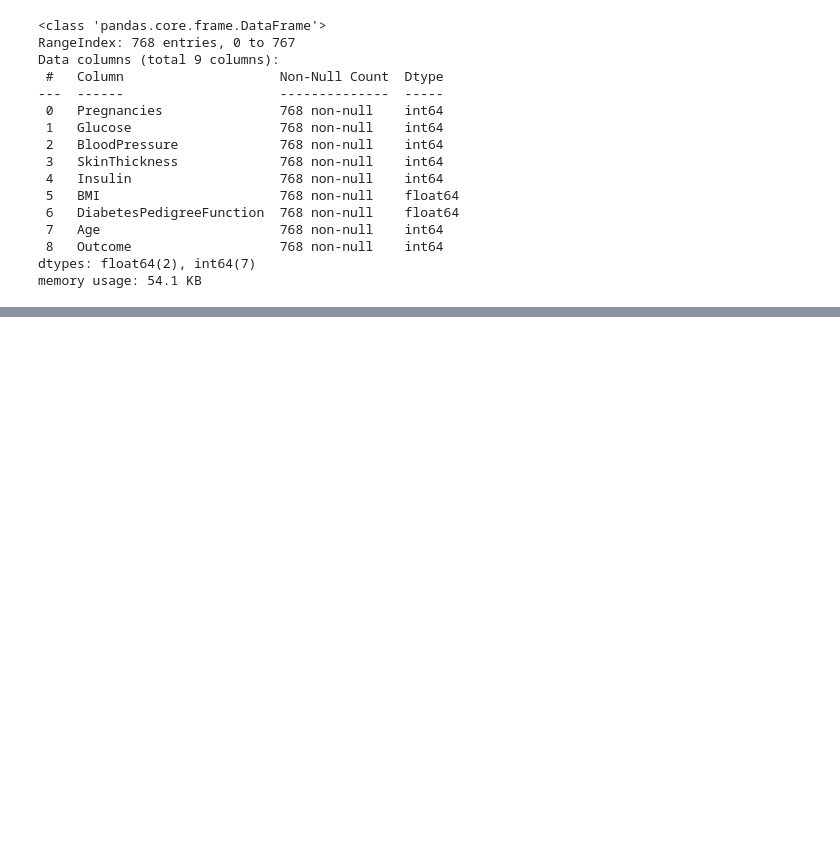
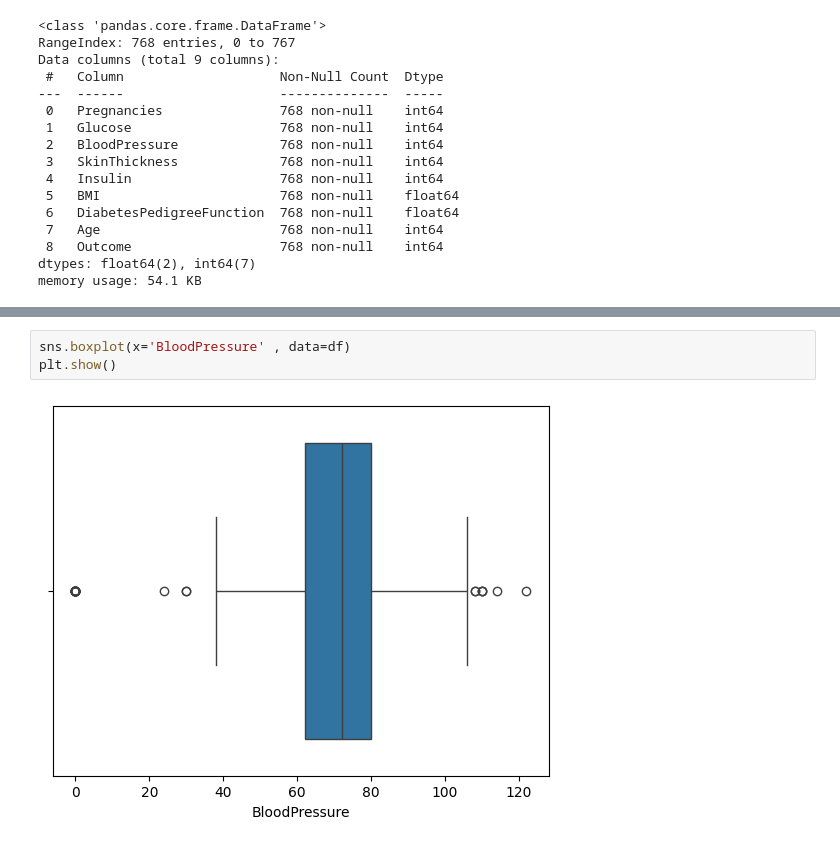
Before and after one commit to siddhant772/diabetes, a Jupyter notebook: patients.ipynb, the cells around one changed output, grey strips where cells are left out. Cells and saved outputs as stored; diff of their text form; blank space fills up the shorter version.

```diff
--- a/patients.ipynb
+++ b/patients.ipynb
@@ -72,0 +159,5 @@ memory usage: 54.1 KB
+# %%
+sns.boxplot(x='BloodPressure' , data=df)
+plt.show()
+# %% [output]
+[figure, added]
```
Also changed, not shown: parts of 30 cells of this notebook, 1 other file.
